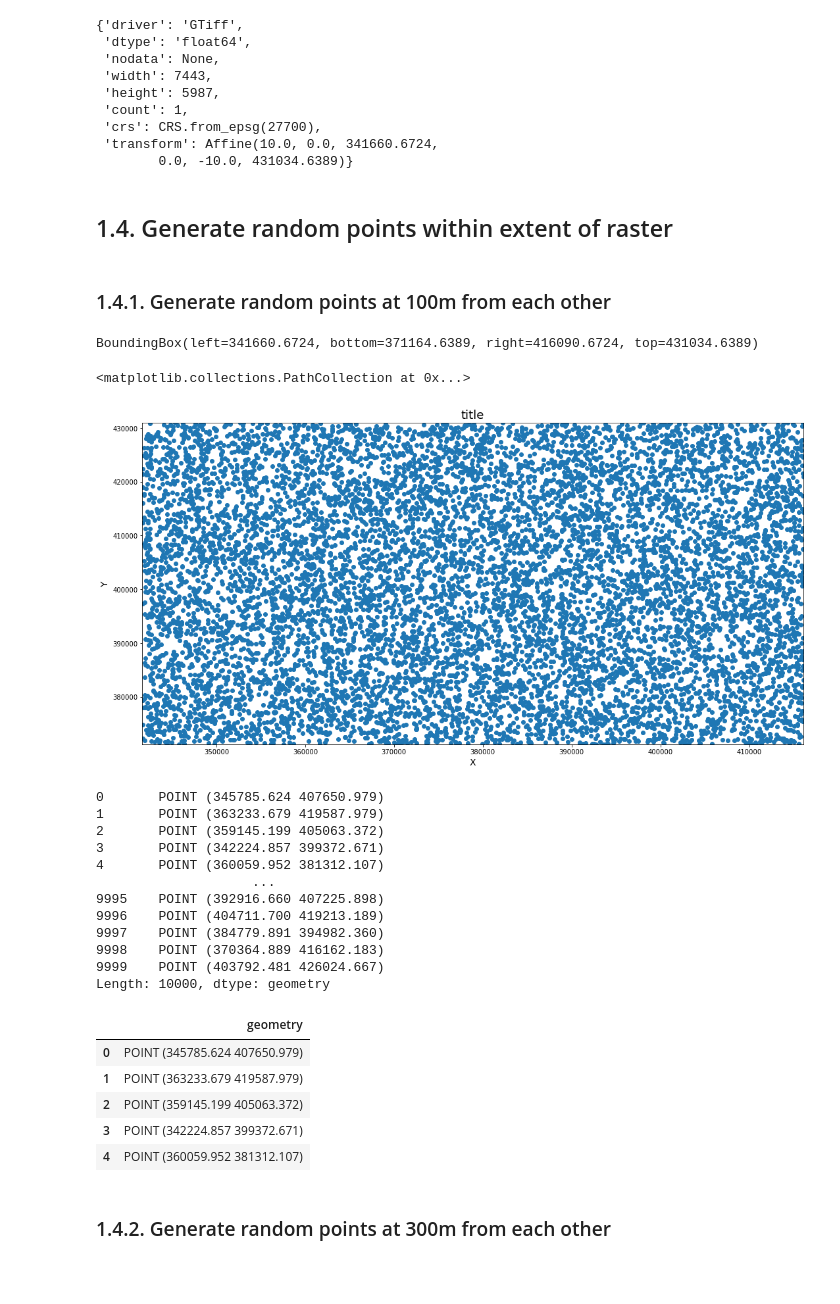
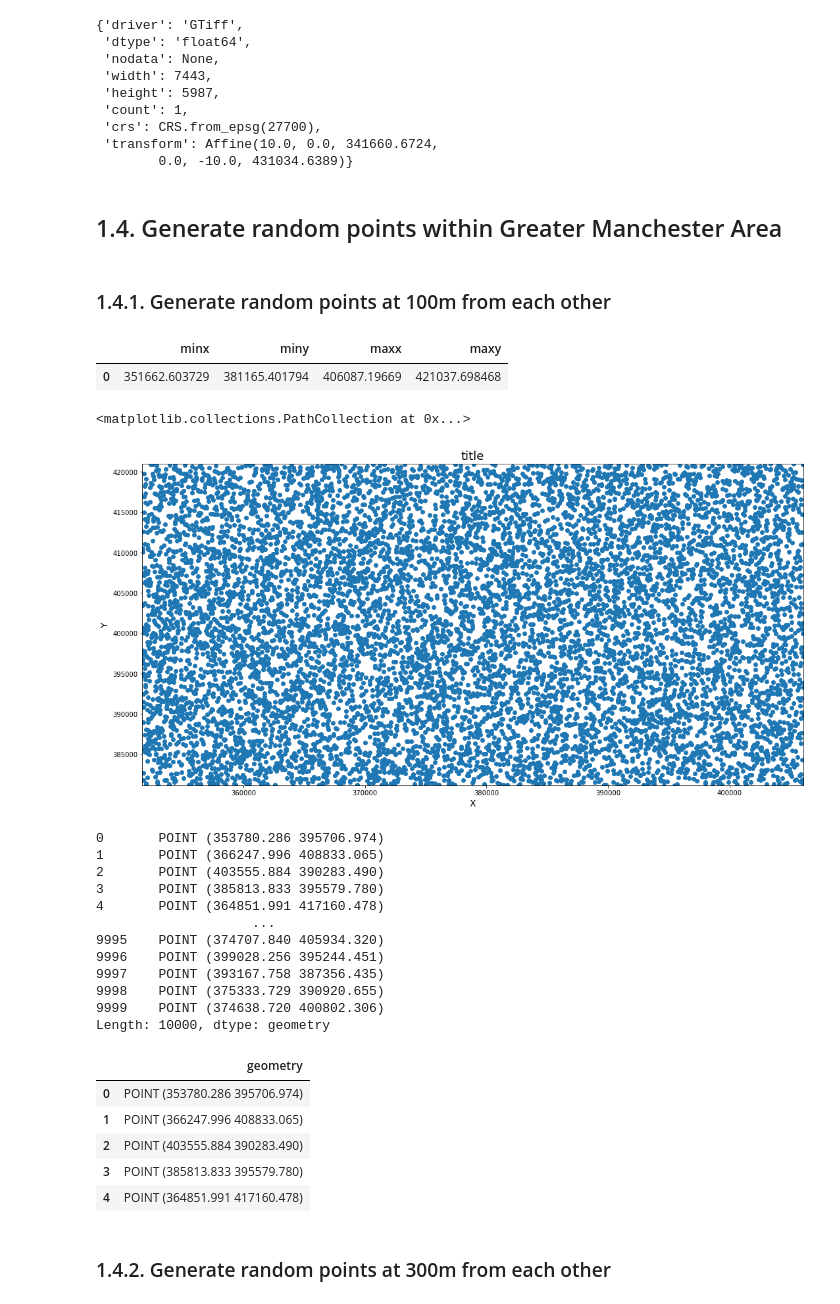
Before and after one commit to alexdelai/NDVI-dimist, a Jupyter notebook: script_greenspace_dataframe.ipynb, the cells around one changed output. Saved outputs shown, nothing was run; the diff lists cells and outputs as text; code cells hidden in the pictures; blank space fills up the shorter version.

```diff
--- a/script_greenspace_dataframe.ipynb
+++ b/script_greenspace_dataframe.ipynb
@@ -242,21 +242,24 @@ src_500_fft.meta
  'transform': Affine(10.0, 0.0, 341660.6724,
         0.0, -10.0, 431034.6389)}
 # %% [markdown]
-## 1.4. Generate random points within extent of raster
+## 1.4. Generate random points within Greater Manchester Area
 # %% [markdown]
 ### 1.4.1. Generate random points at 100m from each other
-# %%
-# extract raster bounds (later input to create the polygon)
-bounds = src_100_fft.bounds
-bounds
-# %% [output]
-BoundingBox(left=341660.6724, bottom=371164.6389, right=416090.6724, top=431034.6389)
+# %%
+# Greater Manchester Area bounds
+#bounds = src_100_fft.bounds
+#bounds
+gm_boundaries = gpd.read_file("thesis_project/data/GM_Boundary.gpkg")
+gm_boundaries.bounds
+# %% [output]
+|  | minx | miny | maxx | maxy |
+| 0 | 351662.603729 | 381165.401794 | 406087.19669 | 421037.698468 |
 # %%
 # generate random points at 100m from each other
 plt.close("all")
 
-a = 416090.6724         # x bound
-b = 431034.6389        # y bound
+a = 406087.19669         # x bound
+b = 421037.698468        # y bound
 
 N = 10000        # number of points
 
@@ -277,55 +280,55 @@ def distance(p, points, min_distance):
     Returns
     -------
     bool
         True if point `p` is at least `min_distance` from all points in `points`.
 
     """
 #    distances = np.sqrt(np.sum((p+points)**2, axis=1)) # generated points less than min distance
     distances = np.sqrt(np.sum(np.square(p-points), axis=1)) # added euclidean distance formula
     distances = np.where(distances < min_distance)
     return distances[0].size < 1
 
 #prng = RandomState(1234567890)
 
 points_100 = np.array([])       # x, y columnwise
 while points_100.shape[0] < 10000:
     np.random.seed(42)
-    x = random.choice(np.linspace(341660.6724, a, 100000))
-    y = random.choice(np.linspace(371164.6389, b, 100000))
+    x = random.choice(np.linspace(351662.603729, a, 100000))
+    y = random.choice(np.linspace(381165.401794, b, 100000))
     p = (x,y)
     if len(points_100) == 0:                # add first point blindly
         points_100 = np.array([p])
     elif distance(p, points_100, 100):     # ensure the minimum distance is met
         points_100 = np.vstack((points_100, p))
 
 fig = plt.figure(figsize=(18,9))
 ax = plt.axes(projection=None)
-ax.set_xlim([341660.6724, a])
-ax.set_ylim([371164.6389, b])
+ax.set_xlim([351662.603729, a])
+ax.set_ylim([381165.401794, b])
 ax.set_title('title',fontsize=18)
 ax.set_xlabel('X',fontsize=14)
 ax.set_ylabel('Y',fontsize=14)
 ax.scatter(points_100[:,0], points_100[:,1])
 # %% [output]
 <matplotlib.collections.PathCollection at 0x...>
-[figure, old version]
+[figure, new version]
 # %%
 # convert np array to point geometry
 x, y = np.split(points_100,[-1],axis=1) # split array into x and y
 sample_100 = GeoSeries(map(Point, zip(x, y)))
 sample_100
 # %% [output]
-0       POINT (345785.624 407650.979)
-1       POINT (363233.679 419587.979)
-2       POINT (359145.199 405063.372)
-3       POINT (342224.857 399372.671)
-4       POINT (360059.952 381312.107)
+0       POINT (353780.286 395706.974)
+1       POINT (366247.996 408833.065)
+2       POINT (403555.884 390283.490)
+3       POINT (385813.833 395579.780)
+4       POINT (364851.991 417160.478)
                     ...
-9995    POINT (392916.660 407225.898)
-9996    POINT (404711.700 419213.189)
-9997    POINT (384779.891 394982.360)
-9998    POINT (370364.889 416162.183)
-9999    POINT (403792.481 426024.667)
+9995    POINT (374707.840 405934.320)
+9996    POINT (399028.256 395244.451)
+9997    POINT (393167.758 387356.435)
+9998    POINT (375333.729 390920.655)
+9999    POINT (374638.720 400802.306)
 Length: 10000, dtype: geometry
 # %%
 # convert list of point geometries to geodataframe
@@ -334,11 +337,11 @@ gdf_100 = gpd.GeoDataFrame(df_100, geometry='geometry', crs = 'epsg:27700')
 gdf_100.head()
 # %% [output]
 |  | geometry |
-| 0 | POINT (345785.624 407650.979) |
-| 1 | POINT (363233.679 419587.979) |
-| 2 | POINT (359145.199 405063.372) |
-| 3 | POINT (342224.857 399372.671) |
-| 4 | POINT (360059.952 381312.107) |
+| 0 | POINT (353780.286 395706.974) |
+| 1 | POINT (366247.996 408833.065) |
+| 2 | POINT (403555.884 390283.490) |
+| 3 | POINT (385813.833 395579.780) |
+| 4 | POINT (364851.991 417160.478) |
 # %%
 # save gpd to GeoJSON
 gdf_100.to_file("thesis_project/output/sample_points_100.json", driver="GeoJSON")
```
Also changed, not shown: parts of 67 cells of this notebook, 2 other files.
